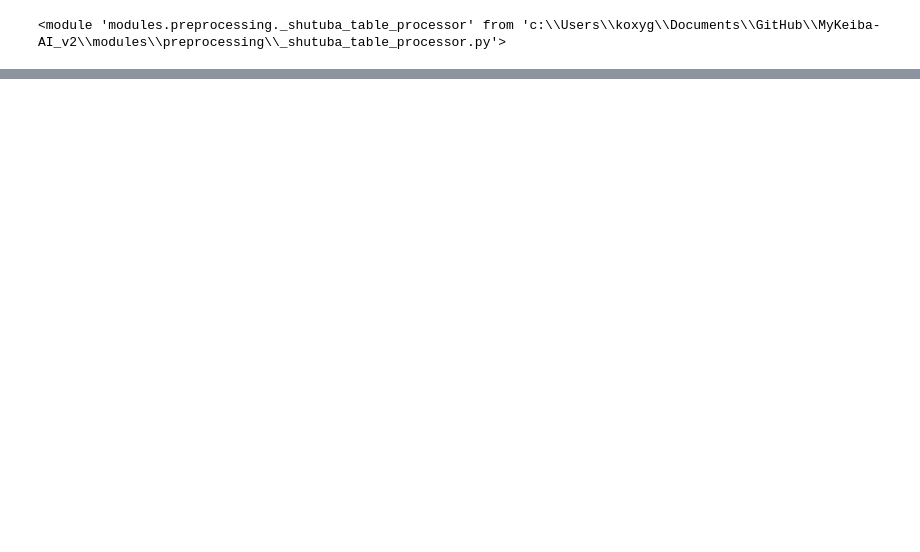
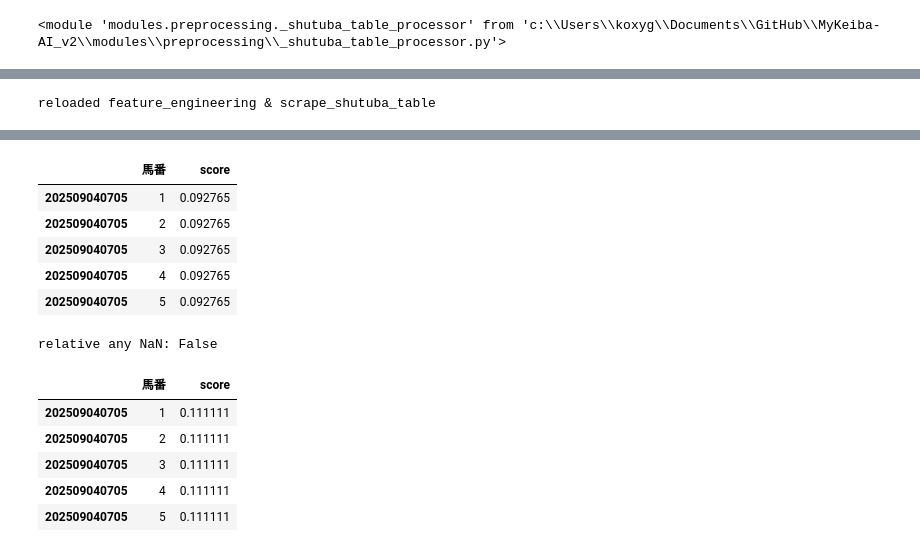
Before and after one commit to B21020/MyKeiba-AI_v2, a Jupyter notebook: main.ipynb, the cells around one changed output, grey strips where cells are left out. Saved outputs shown, nothing was run; the diff lists cells and outputs as text; code cells hidden in the pictures; blank space fills up the shorter version.

```diff
--- a/main.ipynb
+++ b/main.ipynb
@@ -2376,7 +2384,7 @@ horse_results insufficient tables: 1 tables in c:\Users\koxyg\Documents\GitHub\M
 horse_results insufficient tables: 1 tables in c:\Users\koxyg\Documents\GitHub\MyKeiba-AI_v2\data\html\horse\2023103910.bin
 # %%
 #pedsテーブルの更新
-html_files_peds = preparing.scrape_html_ped(horse_id_list, skip=True)
+html_files_peds = preparing.scrape_html_ped(horse_id_list, skip=False)
 peds_20250920 = preparing.get_rawdata_peds(html_files_peds)
 preparing.update_rawdata(LocalPaths.RAW_PEDS_PATH, peds_20250920)
 # %% [output]
@@ -2688,0 +3593,46 @@ UnicodeDecodeError: 'cp932' codec can't decode byte 0x87 in position 356: illega
+# %%
+# モジュールをリロードしてからセル144の処理を再テスト
+import importlib
+from modules.preprocessing import _feature_engineering as _fe_mod
+from modules.preparing import _scrape_shutuba_table as _sh_mod
+importlib.reload(_fe_mod)
+importlib.reload(_sh_mod)
+print('reloaded feature_engineering & scrape_shutuba_table')
+# %% [output]
+reloaded feature_engineering & scrape_shutuba_table
+# %%
+# スコアNaN診断と安全な標準化スコア生成
+from modules.policies import BasicScorePolicy
+from modules.constants import ResultsCols
+import numpy as np, pandas as pd
+
+# 1) 生確率の確認
+_raw = keiba_ai.calc_score(X, BasicScorePolicy)
+print('raw any NaN:', _raw['score'].isna().any(), 'unique:', _raw['score'].nunique())
+
+# 2) 安全な標準化（分散0/全同一は元値を採用してNaN回避）
+s = _raw['score']
+g = s.groupby(level=0)
+mean_ = g.transform('mean')
+std_  = g.transform('std')
+nuniq = g.transform('nunique')
+z = (s - mean_) / std_.replace(0, np.nan)
+z = z.where(np.isfinite(z), s)     # 非有限→元値
+z = z.where(nuniq > 1, s).fillna(0) # 全同一→元値
+
+score_table = _raw.copy()
+score_table['score'] = z.astype(float)
+if ResultsCols.UMABAN not in score_table.columns and ResultsCols.UMABAN in X.columns:
+    score_table[ResultsCols.UMABAN] = X[ResultsCols.UMABAN].values
+print('std any NaN:', score_table['score'].isna().any())
+display(score_table.head())
+
+# 3) 代替: レース内相対確率（sum=0の場合は0）
+rel = s.groupby(level=0).transform(lambda x: (x / x.sum()) if x.sum() != 0 else 0)
+score_table_rel = _raw.copy()
+score_table_rel['score'] = rel.replace([np.inf, -np.inf], 0).fillna(0)
+if ResultsCols.UMABAN not in score_table_rel.columns and ResultsCols.UMABAN in X.columns:
+    score_table_rel[ResultsCols.UMABAN] = X[ResultsCols.UMABAN].values
+print('relative any NaN:', score_table_rel['score'].isna().any())
+display(score_table_rel.head())
+# %% [output]
@@ -2688,0 +3646,13 @@ UnicodeDecodeError: 'cp932' codec can't decode byte 0x87 in position 356: illega
+|  | 馬番 | score |
+| 202509040705 | 1 | 0.092765 |
+| 202509040705 | 2 | 0.092765 |
+| 202509040705 | 3 | 0.092765 |
+| 202509040705 | 4 | 0.092765 |
+| 202509040705 | 5 | 0.092765 |
+relative any NaN: False
+|  | 馬番 | score |
+| 202509040705 | 1 | 0.111111 |
+| 202509040705 | 2 | 0.111111 |
+| 202509040705 | 3 | 0.111111 |
+| 202509040705 | 4 | 0.111111 |
+| 202509040705 | 5 | 0.111111 |
```
Also changed, not shown: parts of 64 cells of this notebook.
